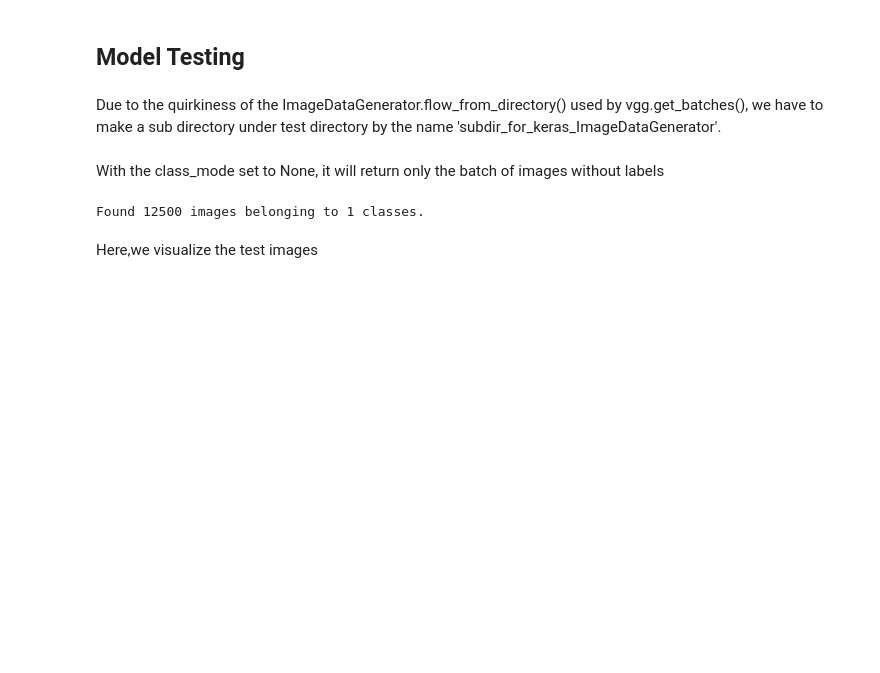
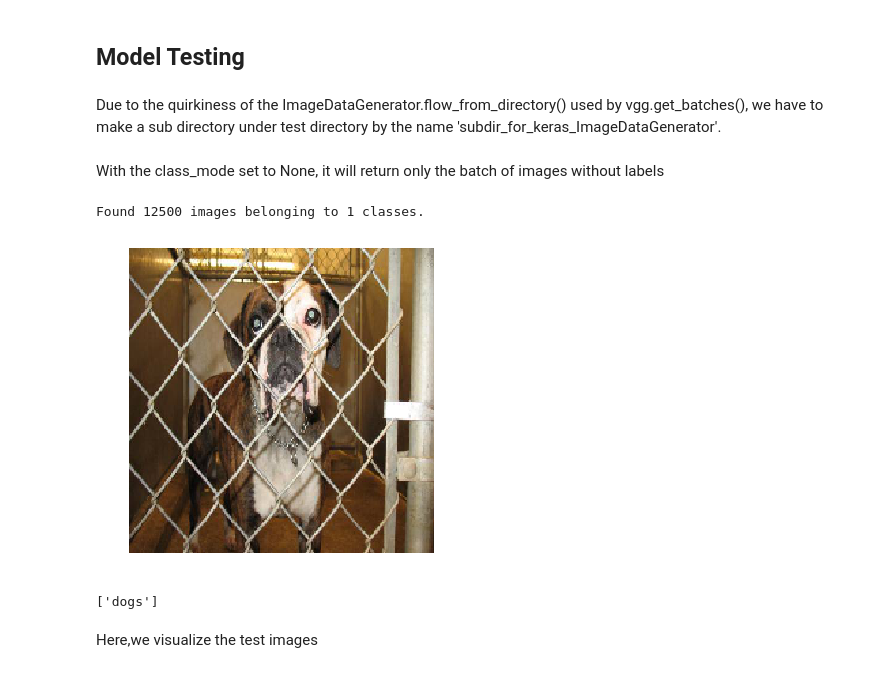
Before and after one commit to AmanDaVinci/DeepLabs, a Jupyter notebook: notebooks/Deep Vision.ipynb, the cells around one changed output. Drawn from its saved outputs; the diff is of its cells as text; code cells hidden in the pictures; blank space fills up the shorter version.

```diff
--- a/notebooks/Deep Vision.ipynb
+++ b/notebooks/Deep Vision.ipynb
@@ -67,5 +70,5 @@ if path == '../data/dogscats/sample/':
 vgg.finetune(batches)
 # %%
 %%time
-vgg.fit(batches, val_batches, nb_epoch=5)
+vgg.fit(batches, val_batches, nb_epoch=3)
 # %% [output]
@@ -95,3 +94,7 @@ testbatch = vgg.get_batches(path+'test', shuffle=False, batch_size=batch_size, c
 Found 12500 images belonging to 1 classes.
 # %%
 test_imgs = next(testbatch)
+# %%
+plots(test_imgs[1000:1001])
+# %% [output]
+[figure, added]
@@ -98,2 +103,6 @@ test_imgs = next(testbatch)
+# %%
+prediction_labels
+# %% [output]
+['dogs']
 # %% [markdown]
 Here,we visualize the test images
```
Also changed, not shown: parts of 11 cells of this notebook.
